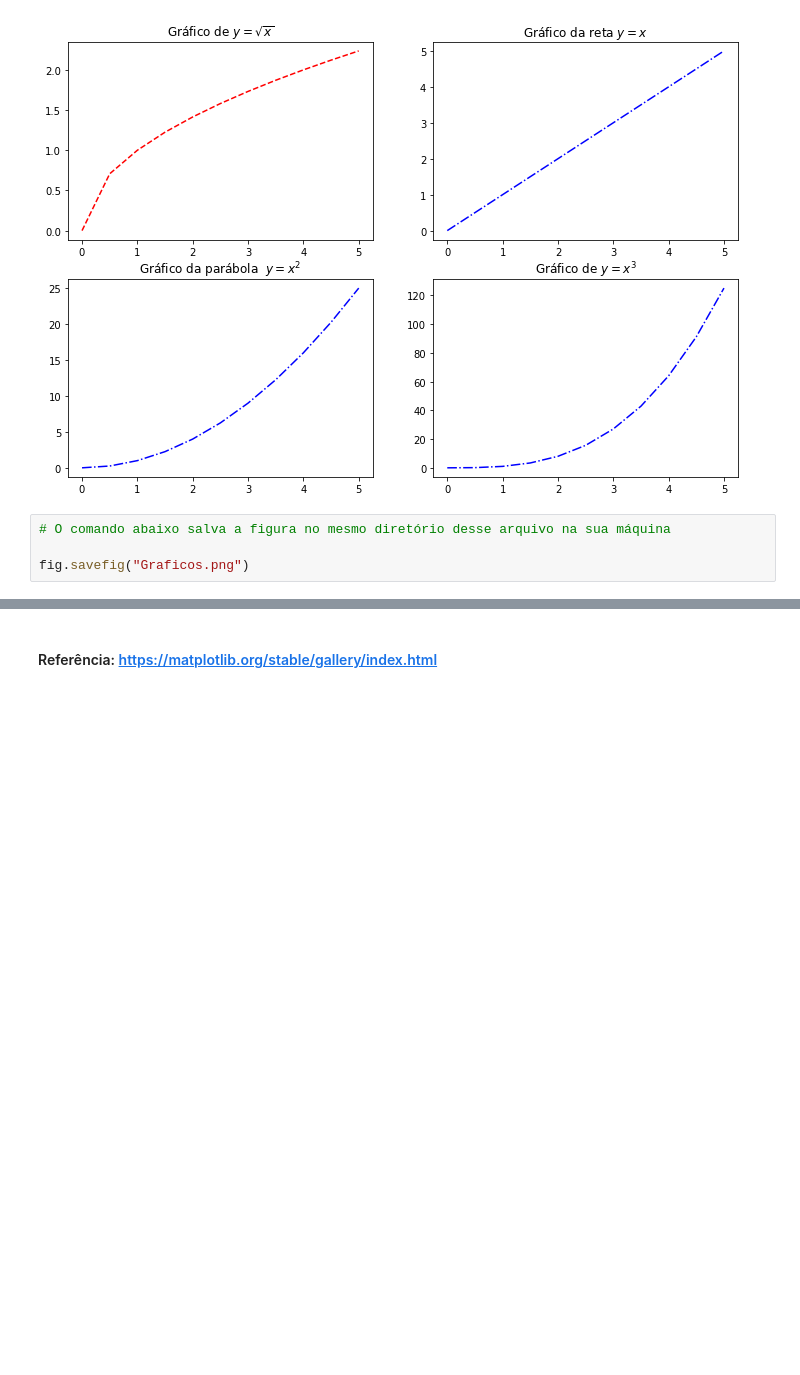
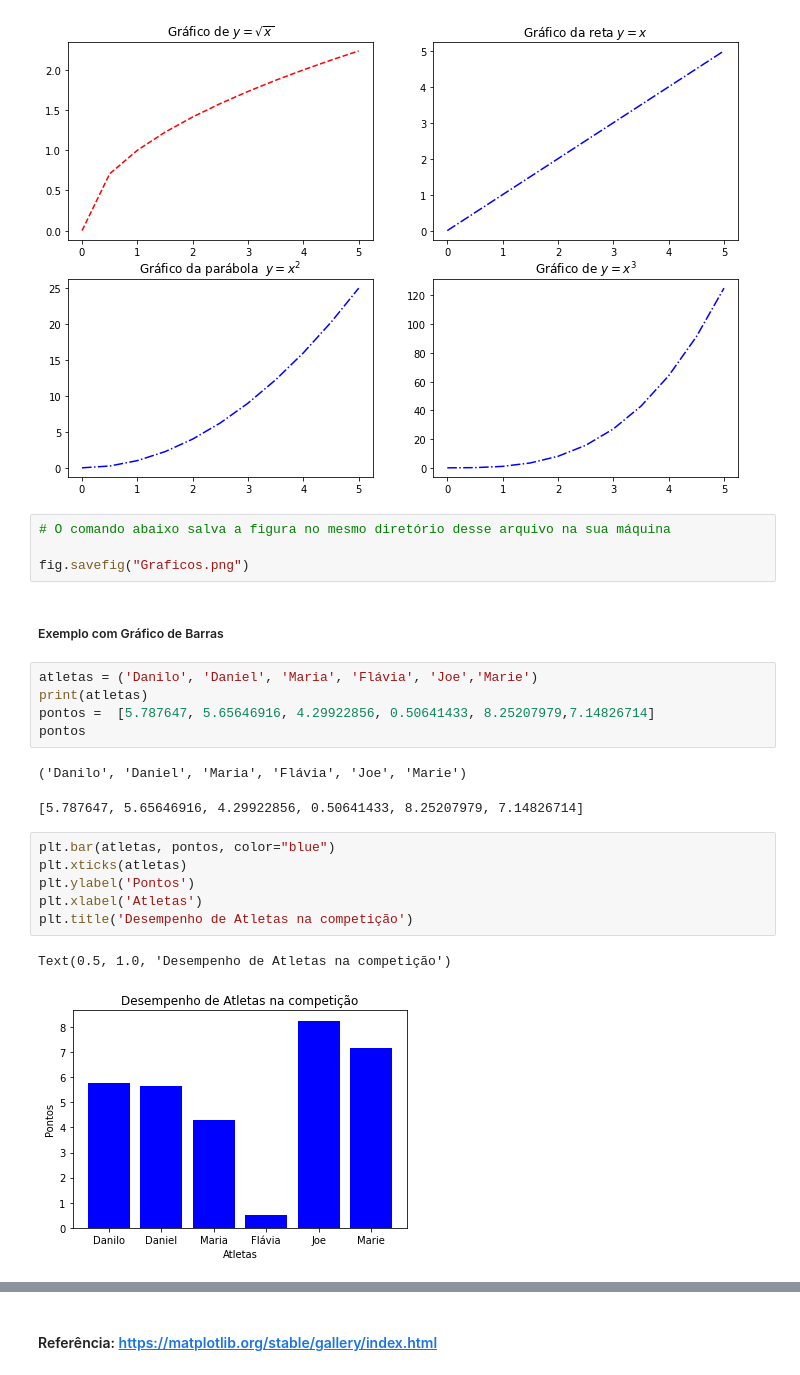
Before and after one commit to Danilosvsv/Estudos-Iniciais---Data_Science, a Jupyter notebook: Desvendando-Bibliotecas-do-Python/Matplotlib.ipynb, the cells around one changed output, grey strips where cells are left out. Saved outputs shown, nothing was run; the diff lists cells and outputs as text; blank space fills up the shorter version.

```diff
--- a/Desvendando-Bibliotecas-do-Python/Matplotlib.ipynb
+++ b/Desvendando-Bibliotecas-do-Python/Matplotlib.ipynb
@@ -103,3 +104,22 @@ plt.show()
 # O comando abaixo salva a figura no mesmo diretório desse arquivo na sua máquina
 
 fig.savefig("Graficos.png")
+# %% [markdown]
+##### Exemplo com Gráfico de Barras
+# %%
+atletas = ('Danilo', 'Daniel', 'Maria', 'Flávia', 'Joe','Marie')
+print(atletas)
+pontos =  [5.787647, 5.65646916, 4.29922856, 0.50641433, 8.25207979,7.14826714]
+pontos
+# %% [output]
+('Danilo', 'Daniel', 'Maria', 'Flávia', 'Joe', 'Marie')
+[5.787647, 5.65646916, 4.29922856, 0.50641433, 8.25207979, 7.14826714]
+# %%
+plt.bar(atletas, pontos, color="blue")
+plt.xticks(atletas)
+plt.ylabel('Pontos')
+plt.xlabel('Atletas')
+plt.title('Desempenho de Atletas na competição')
+# %% [output]
+Text(0.5, 1.0, 'Desempenho de Atletas na competição')
+[figure, added]
```
Also changed, not shown: parts of 7 cells of this notebook.
